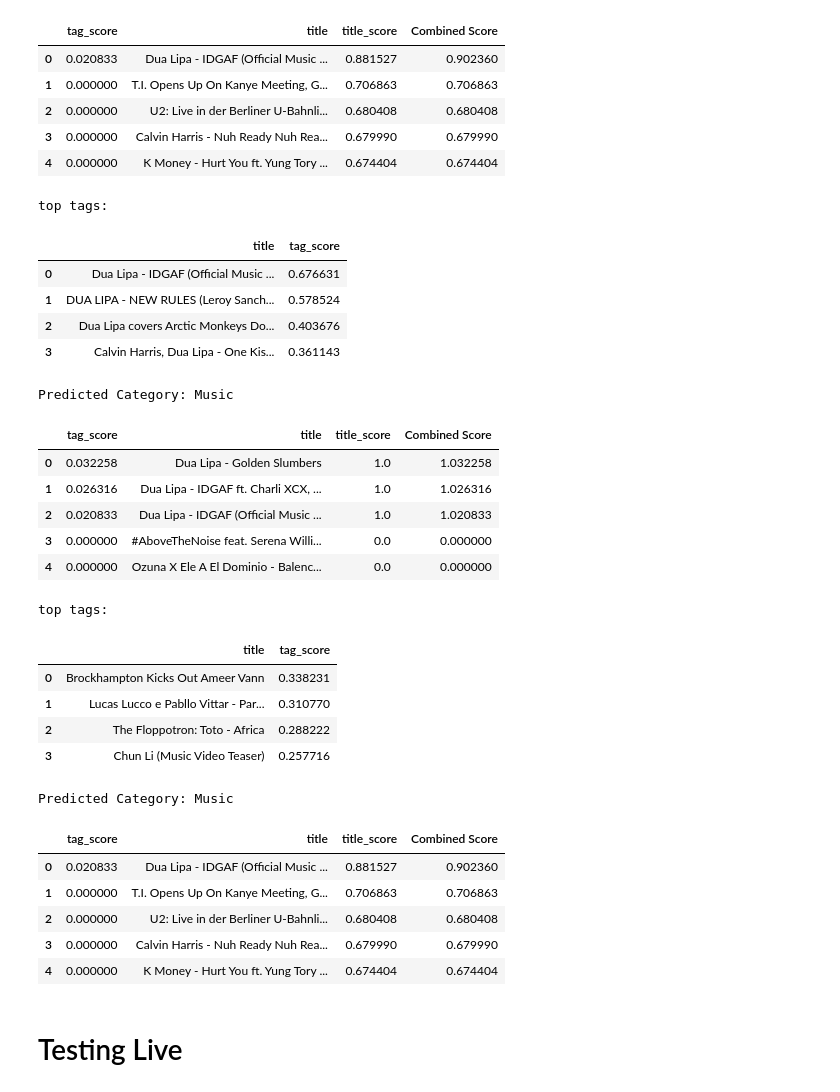
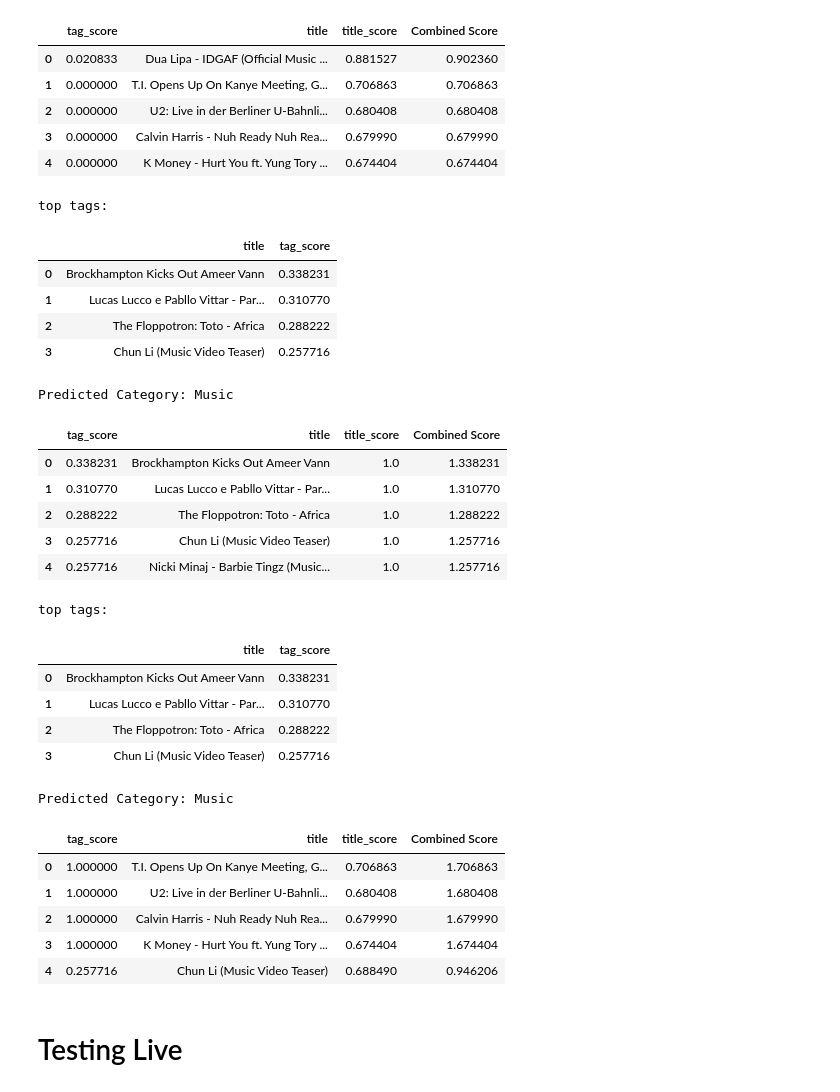
Before and after one commit to annyoo96/YoutubeTrendingClassifier, a Jupyter notebook: YoutubeReccomenderSystemFINAL.ipynb, the cells around one changed output. Cells and saved outputs as stored; diff of their text form; code cells hidden in the pictures.

Commit message:
added live testing part

```diff
--- a/YoutubeReccomenderSystemFINAL.ipynb
+++ b/YoutubeReccomenderSystemFINAL.ipynb
@@ -538,13 +538,13 @@ Dua Lipa - IDGAF (Official Music Video)
 ## Part 3: Recommender System
 This is the main function of recommender system that combine and call all functions above.
 # %%
-def make_recommendations(title, func, num, tags = None):
+def make_recommendations(title, func, tag_func, num, tags = None):
     """
     This function takes a string, a similarity calculate function of your choice, number of
     recommendation you want, and tags if exist, then output the desire video recommendation dataframe.
     """
     top_titles = find_similar_title(title, func, num)
-    top_tags = find_similar_tag_video(title, get_jaccard_sim_list, num, tags)
+    top_tags = find_similar_tag_video(title, tag_func, num, tags)
 
     category = predict_category_from_title(title)
     print("Predicted Category: " + str(category_map[str(category)]))
@@ -558,7 +558,7 @@ def make_recommendations(title, func, num, tags = None):
     title_supplement_score = []
     for t in top_titles["title"]:
         tags = find_tags(t, category_df)
-        title_supplement_score.append(get_jaccard_sim_list(interested_tags, tags))
+        title_supplement_score.append(tag_func(interested_tags, tags))
 
     tags_supplement_score = []
     for t in top_tags["title"]:
@@ -797,24 +797,24 @@ tags = ["dua lipa",
         "dua lipa nabil video",
         "new dua"]
 
-top_tags2 = find_similar_tag_video(title, get_cosine_sim_list, 4, tags)
+top_tags2 = find_similar_tag_video(title, get_gensim_sim_list, 4, tags)
 print("top tags:")
 display(top_tags2)
-make_recommendations(title, get_jaccard_sim, 5, tags)
+make_recommendations(title, get_jaccard_sim, get_gensim_sim_list, 5, tags)
 # %% [output]
 top tags:
 |  | title | tag_score |
-| 0 | Dua Lipa - IDGAF (Official Music ... | 0.676631 |
-| 1 | DUA LIPA - NEW RULES (Leroy Sanch... | 0.578524 |
-| 2 | Dua Lipa covers Arctic Monkeys Do... | 0.403676 |
-| 3 | Calvin Harris, Dua Lipa - One Kis... | 0.361143 |
+| 0 | Brockhampton Kicks Out Ameer Vann | 0.338231 |
+| 1 | Lucas Lucco e Pabllo Vittar - Par... | 0.310770 |
+| 2 | The Floppotron: Toto - Africa | 0.288222 |
+| 3 | Chun Li (Music Video Teaser) | 0.257716 |
 Predicted Category: Music
 |  | tag_score | title | title_score | Combined Score |
-| 0 | 0.032258 | Dua Lipa - Golden Slumbers | 1.0 | 1.032258 |
-| 1 | 0.026316 | Dua Lipa - IDGAF ft. Charli XCX, ... | 1.0 | 1.026316 |
-| 2 | 0.020833 | Dua Lipa - IDGAF (Official Music ... | 1.0 | 1.020833 |
-| 3 | 0.000000 | #AboveTheNoise feat. Serena Willi... | 0.0 | 0.000000 |
-| 4 | 0.000000 | Ozuna X Ele A El Dominio - Balenc... | 0.0 | 0.000000 |
+| 0 | 0.338231 | Brockhampton Kicks Out Ameer Vann | 1.0 | 1.338231 |
+| 1 | 0.310770 | Lucas Lucco e Pabllo Vittar - Par... | 1.0 | 1.310770 |
+| 2 | 0.288222 | The Floppotron: Toto - Africa | 1.0 | 1.288222 |
+| 3 | 0.257716 | Chun Li (Music Video Teaser) | 1.0 | 1.257716 |
+| 4 | 0.257716 | Nicki Minaj - Barbie Tingz (Music... | 1.0 | 1.257716 |
 # %%
 # https://www.youtube.com/watch?v=oygrmJFKYZY
 # Category: Music
@@ -831,39 +831,39 @@ tags = ["dua lipa",
         "dua lipa dont start now",
         "dua lipa dont start now video",
         "dua new video",
         "dua dont start now official video",
         "dua lipa dont start now official video",
         "dua dsn","dua lipa dont strat now",
         "dua new song",
         "dua new song 2019",
         "if you don't wanna see me dancing with somebody",
         "dont show up",
         "dont come out",
         "dont start caring about me now",
         "nabil",
         "nabil elderkin",
         "nabil dua lipa",
         "dua lipa nabil video",
         "new dua"]
 
 top_tags2 = find_similar_tag_video(title, get_gensim_sim_list, 4, tags)
 print("top tags:")
 display(top_tags2)
-make_recommendations(title, get_gensim_sim, 5, tags)
+make_recommendations(title, get_gensim_sim, get_gensim_sim_list, 5, tags)
 # %% [output]
 top tags:
 |  | title | tag_score |
 | 0 | Brockhampton Kicks Out Ameer Vann | 0.338231 |
 | 1 | Lucas Lucco e Pabllo Vittar - Par... | 0.310770 |
 | 2 | The Floppotron: Toto - Africa | 0.288222 |
 | 3 | Chun Li (Music Video Teaser) | 0.257716 |
 Predicted Category: Music
 |  | tag_score | title | title_score | Combined Score |
-| 0 | 0.020833 | Dua Lipa - IDGAF (Official Music ... | 0.881527 | 0.902360 |
-| 1 | 0.000000 | T.I. Opens Up On Kanye Meeting, G... | 0.706863 | 0.706863 |
-| 2 | 0.000000 | U2: Live in der Berliner U-Bahnli... | 0.680408 | 0.680408 |
-| 3 | 0.000000 | Calvin Harris - Nuh Ready Nuh Rea... | 0.679990 | 0.679990 |
-| 4 | 0.000000 | K Money - Hurt You ft. Yung Tory ... | 0.674404 | 0.674404 |
+| 0 | 1.000000 | T.I. Opens Up On Kanye Meeting, G... | 0.706863 | 1.706863 |
+| 1 | 1.000000 | U2: Live in der Berliner U-Bahnli... | 0.680408 | 1.680408 |
+| 2 | 1.000000 | Calvin Harris - Nuh Ready Nuh Rea... | 0.679990 | 1.679990 |
+| 3 | 1.000000 | K Money - Hurt You ft. Yung Tory ... | 0.674404 | 1.674404 |
+| 4 | 0.257716 | Chun Li (Music Video Teaser) | 0.688490 | 0.946206 |
 # %% [markdown]
 # Testing Live
 # %%
```
Also changed, not shown: parts of 9 cells of this notebook.
